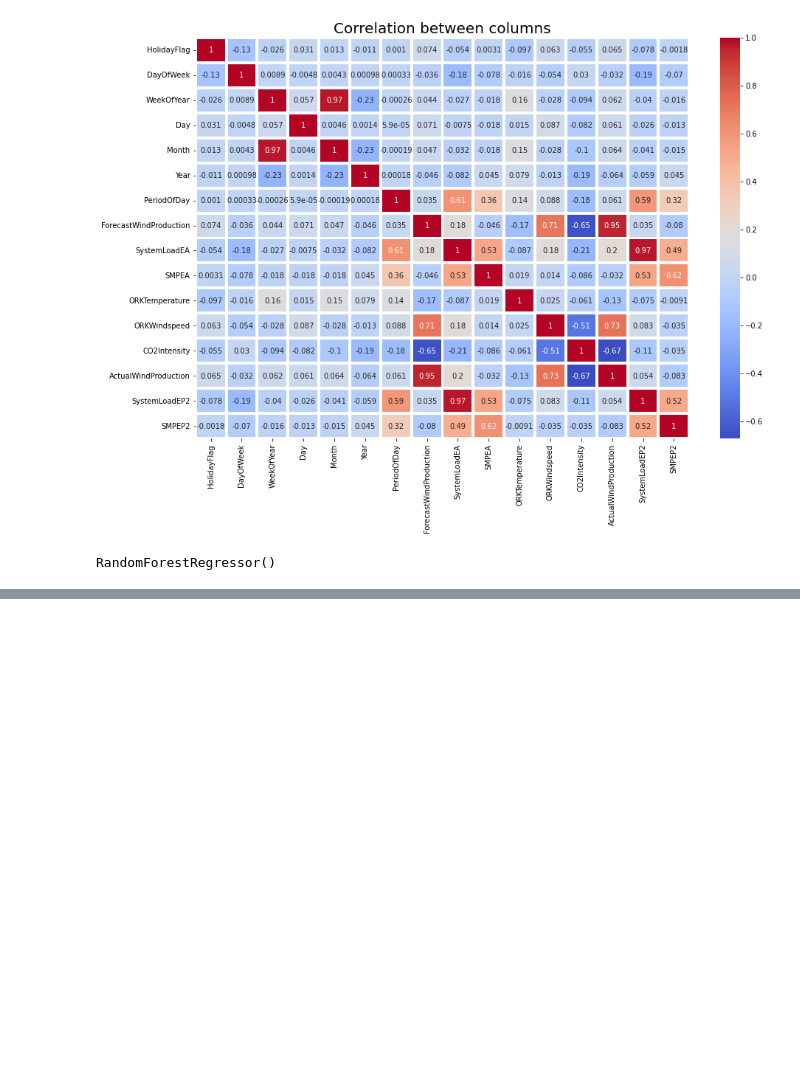
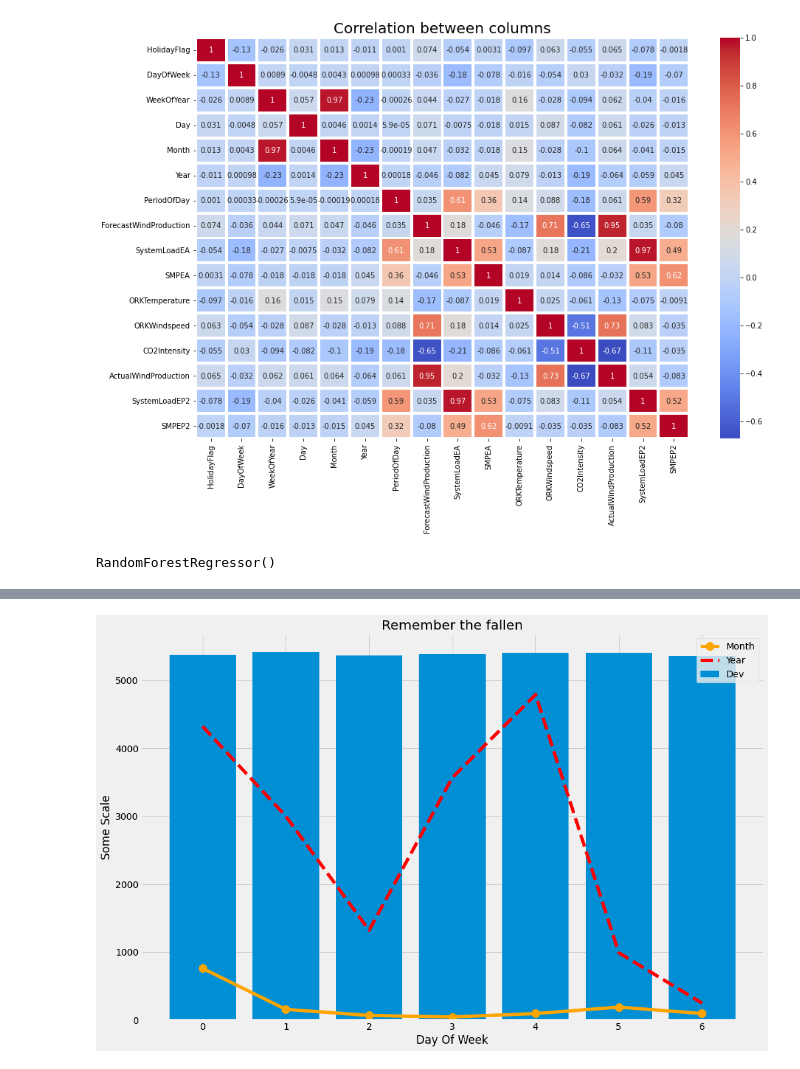
Before and after one commit to danielrodriguez007/Data_Analysis, a Jupyter notebook: Electricity_Prices_Prediction.ipynb, the cells around one changed output, grey strips where cells are left out. Cells and saved outputs as stored; diff of their text form; code cells hidden in the pictures; blank space fills up the shorter version.

```diff
--- a/Electricity_Prices_Prediction.ipynb
+++ b/Electricity_Prices_Prediction.ipynb
@@ -128,0 +131,3 @@ array([65.8431])
+# %%
+image = data.groupby(['DayOfWeek'])['HolidayFlag'].sum()
+image
@@ -128,0 +144,3 @@ array([65.8431])
+# %%
+image2 = data.groupby(['DayOfWeek'])['Month'].count()
+image2
@@ -128,0 +157,18 @@ array([65.8431])
+# %%
+x = np.array(image2.index)
+y = np.array(image2.values)
+y2 = np.array(image.values)
+y3 =[4321, 2999, 1321, 3567, 4787, 990, 250]
+# %%
+plt.figure(figsize=(15,10))
+plt.style.use('fivethirtyeight')
+plt.bar(x, y,  label='Dev')
+plt.plot(x, y2, color="orange",label='Month',linewidth=5, markersize=12, marker = "o" )
+plt.plot(x, y3, color="red",label='Year',linewidth=5, markersize=12,linestyle = 'dashed')
+plt.legend()
+plt.title("Remember the fallen" )
+plt.xlabel("Day Of Week")
+plt.ylabel("Some Scale")
+plt.show()
+# %% [output]
+[figure, added]
```
Also changed, not shown: parts of 4 cells of this notebook.
